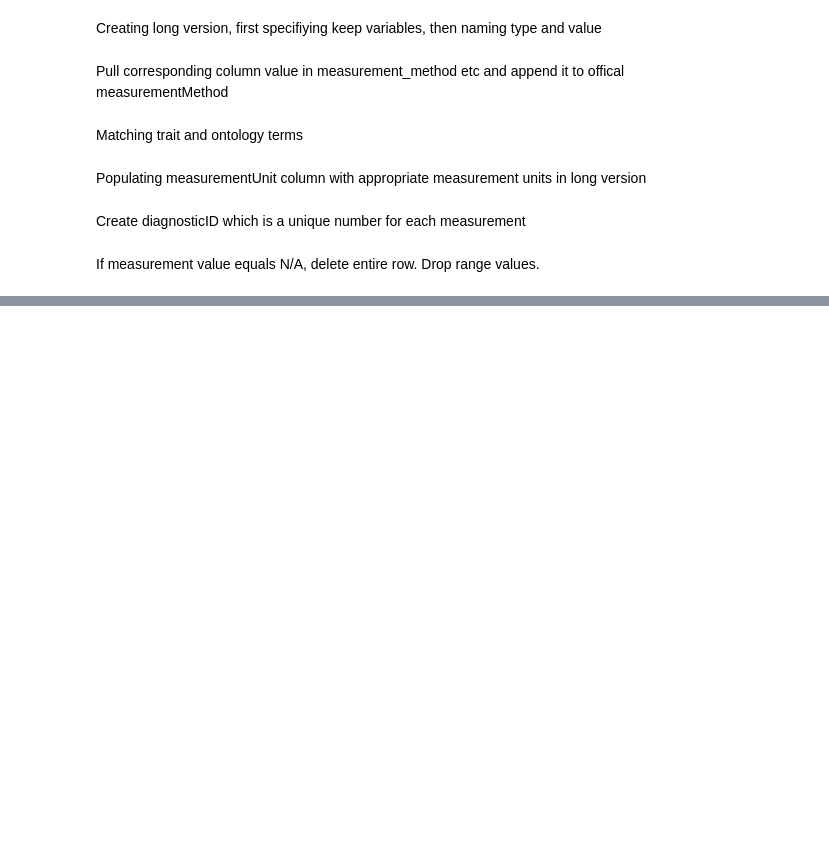
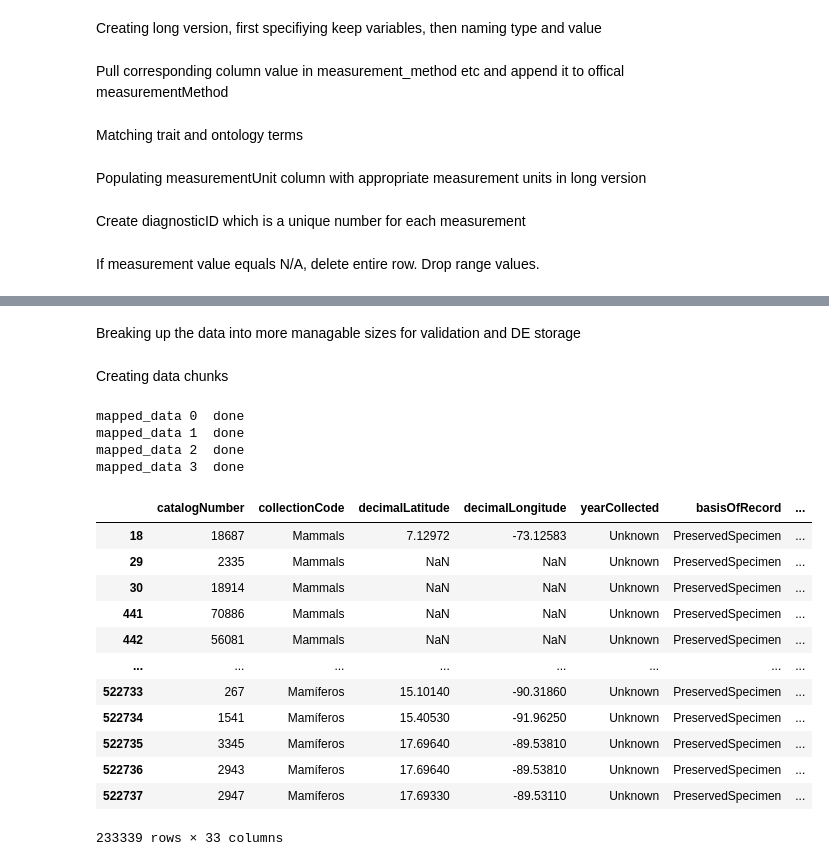
Before and after one commit to futres/fovt-data-mapping, a Jupyter notebook: Scripts/VertNet_Bats_FuTRES_Notebook.ipynb, the cells around one changed output, grey strips where cells are left out. Drawn from its saved outputs; the diff is of its cells as text; code cells hidden in the pictures; blank space fills up the shorter version.

```diff
--- a/Scripts/VertNet_Bats_FuTRES_Notebook.ipynb
+++ b/Scripts/VertNet_Bats_FuTRES_Notebook.ipynb
@@ -255,7 +265,7 @@ df = df.drop(columns = ['body_mass.1.units_inferred',
 Creating long version, first specifiying keep variables, then naming type and value
 # %%
 melt_cols = ['catalogNumber', 'collectionCode', 'decimalLatitude','decimalLongitude',
-            'verbatimElevation','yearCollected','basisOfRecord','verbatimEventDate',
+             'yearCollected','basisOfRecord','verbatimEventDate',
             'institutionCode','lifeStage','verbatimLocality','locality', 'eventRemarks',
             'samplingProtocol','country','sex','scientificName','dynamicProperties',
             'materialSampleID','eventID','maximumElevationInMeters', 'verbatimLongitude',
@@ -264,7 +274,42 @@ melt_cols = ['catalogNumber', 'collectionCode', 'decimalLatitude','decimalLongit
 
 melt_cols = melt_cols + method_list
 
+melt_cols
+
 df_long = pd.melt(df,id_vars = melt_cols, var_name = 'measurementType', value_name = 'measurementValue')
+
+#verbatim Elevation causes some errors (array not the same length)
+
+# longVers=pd.melt(df,id_vars=['catalogNumber',
+#                          'collectionCode',
+#                           'decimalLatitude',
+#                           'decimalLongitude',
+#                           'verbatimElevation',
+#                           'yearCollected',
+#                           'basisOfRecord',
+#                           'verbatimEventDate',
+#                           'institutionCode',
+#                           'lifeStage',
+#                           'verbatimLocality',
+#                           'locality',
+#                           'eventRemarks',
+#                           'samplingProtocol',
+#                           'country',
+#                           'sex',
+#                           'scientificName',
+#                           'dynamicProperties',
+#                           'materialSampleID',
+#                           'maximumElevationInMeters',
+#                           'minimumElevationInMeters',
+#                           'coordinateUncertaintyInMeters',
+#                           'occurrenceRemarks',
+#                           'reproductiveCondition',
+#                           'occurrenceID',
+#                           'verbatimLongitude',
+#                           'verbatimLatitude',
+#                          'eventID'],
+#                 var_name = 'measurementType',
+#                 value_name = 'measurementValue')
 # %% [markdown]
 Pull corresponding column value in measurement_method etc and append it to offical measurementMethod
 # %%
@@ -336,0 +382,2 @@ NameError: name 'df_long' is not defined
+# %% [markdown]
+Breaking up the data into more managable sizes for validation and DE storage
@@ -336,0 +390,28 @@ NameError: name 'df_long' is not defined
+# %% [markdown]
+Creating data chunks
+# %%
+for i in range(len(chunks)):
+    new=i+1
+    chunks[i].to_csv('../Mapped_Data/FuTRES_Bats_VertNet_Global_Modern_'+ str(new) +'.csv', index=False)
+    print("mapped_data",i, " done")
+# %% [output]
+mapped_data 0  done
+mapped_data 1  done
+mapped_data 2  done
+mapped_data 3  done
+# %%
+df_long
+# %% [output]
+|  | catalogNumber | collectionCode | decimalLatitude | decimalLongitude | yearCollected | basisOfRecord | ... |
+| 18 | 18687 | Mammals | 7.12972 | -73.12583 | Unknown | PreservedSpecimen | ... |
+| 29 | 2335 | Mammals | NaN | NaN | Unknown | PreservedSpecimen | ... |
+| 30 | 18914 | Mammals | NaN | NaN | Unknown | PreservedSpecimen | ... |
+| 441 | 70886 | Mammals | NaN | NaN | Unknown | PreservedSpecimen | ... |
+| 442 | 56081 | Mammals | NaN | NaN | Unknown | PreservedSpecimen | ... |
+| ... | ... | ... | ... | ... | ... | ... | ... |
+| 522733 | 267 | Mamíferos | 15.10140 | -90.31860 | Unknown | PreservedSpecimen | ... |
+| 522734 | 1541 | Mamíferos | 15.40530 | -91.96250 | Unknown | PreservedSpecimen | ... |
+| 522735 | 3345 | Mamíferos | 17.69640 | -89.53810 | Unknown | PreservedSpecimen | ... |
+| 522736 | 2943 | Mamíferos | 17.69640 | -89.53810 | Unknown | PreservedSpecimen | ... |
+| 522737 | 2947 | Mamíferos | 17.69330 | -89.53110 | Unknown | PreservedSpecimen | ... |
+233339 rows × 33 columns
```
Also changed, not shown: parts of 8 cells of this notebook.
